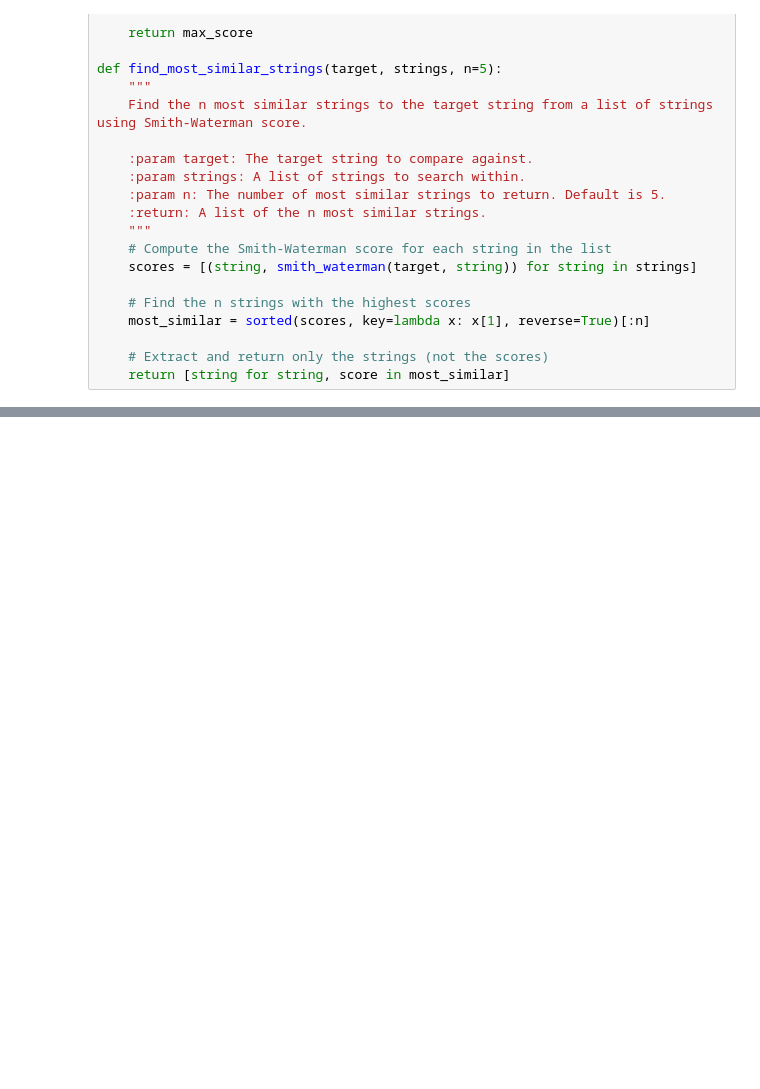
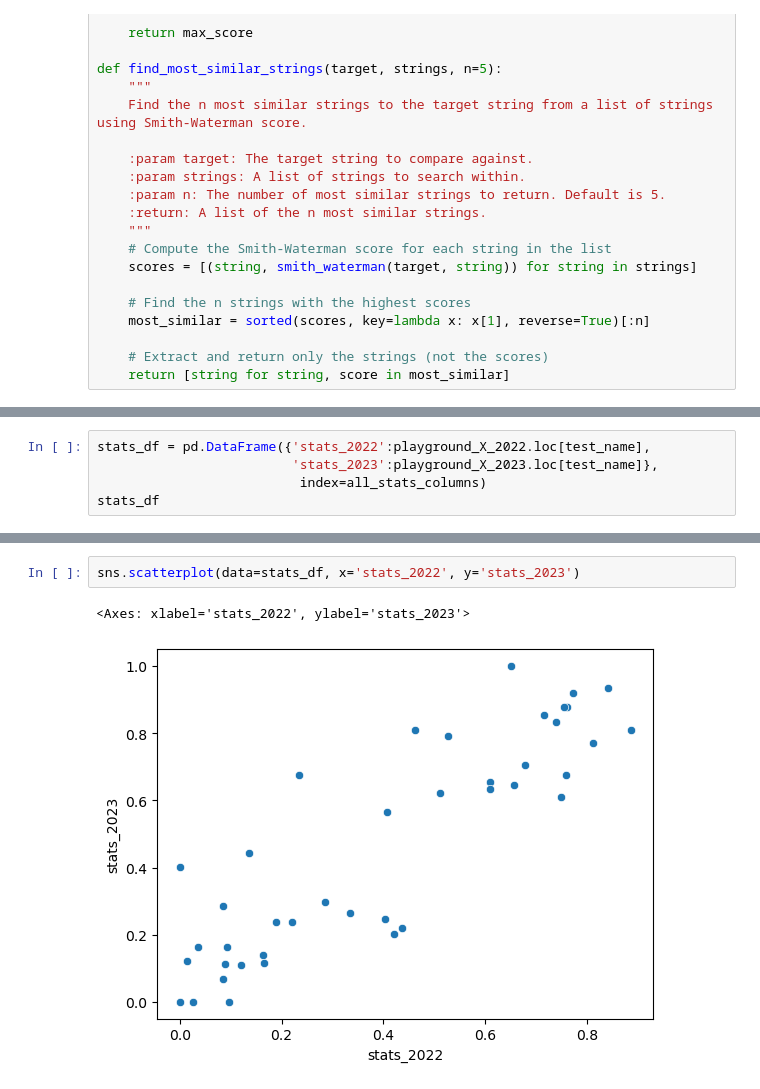
Before and after one commit to alibekk93/FM_skills_prediction, a Jupyter notebook: notebooks/04_MVPs.ipynb, the cells around one changed output, grey strips where cells are left out. Cells and saved outputs as stored; diff of their text form; blank space fills up the shorter version.

```diff
--- a/notebooks/04_MVPs.ipynb
+++ b/notebooks/04_MVPs.ipynb
@@ -287,0 +316,5 @@ Index(['Ross Barkley', 'Edin Džeko', 'Alexandre Lacazette', 'Patrick Ciurria',
+# %%
+stats_df = pd.DataFrame({'stats_2022':playground_X_2022.loc[test_name],
+                         'stats_2023':playground_X_2023.loc[test_name]},
+                          index=all_stats_columns)
+stats_df
@@ -287,0 +345,5 @@ Index(['Ross Barkley', 'Edin Džeko', 'Alexandre Lacazette', 'Patrick Ciurria',
+# %%
+sns.scatterplot(data=stats_df, x='stats_2022', y='stats_2023')
+# %% [output]
+<Axes: xlabel='stats_2022', ylabel='stats_2023'>
+[figure, added]
```
Also changed, not shown: parts of 25 cells of this notebook, 3 other files.
